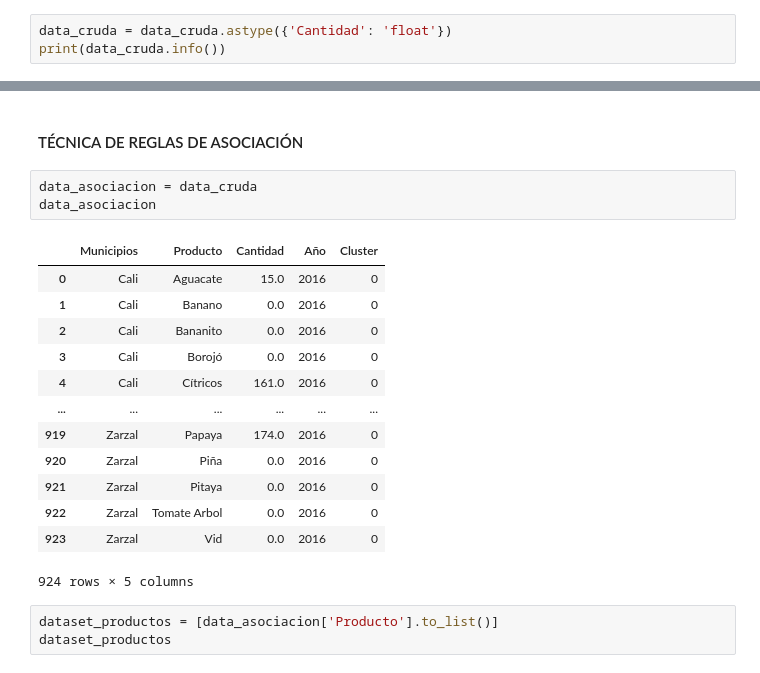
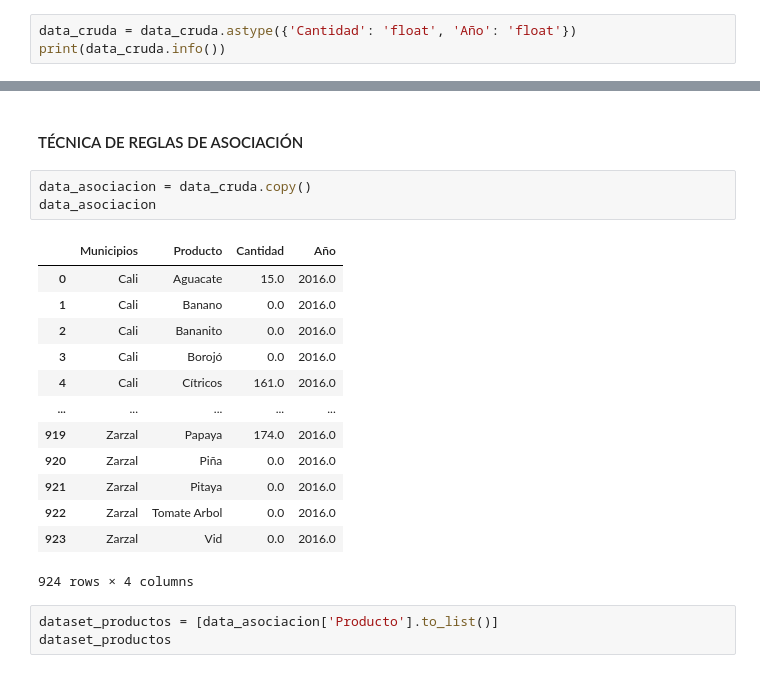
Before and after one commit to eliaset096/produccion-frutales, a Jupyter notebook: produccion_frutales_valle.ipynb, the cells around one changed output, grey strips where cells are left out. Saved outputs shown, nothing was run; the diff lists cells and outputs as text.

```diff
--- a/produccion_frutales_valle.ipynb
+++ b/produccion_frutales_valle.ipynb
@@ -153,7 +152,7 @@ data_cruda.describe()
 | 75% | 111.250000 | 2016.0 |
 | max | 67800.000000 | 2016.0 |
 # %%
-data_cruda = data_cruda.astype({'Cantidad': 'float'})
+data_cruda = data_cruda.astype({'Cantidad': 'float', 'Año': 'float'})
 print(data_cruda.info())
 # %% [output]
 <class 'pandas.core.frame.DataFrame'>
@@ -368,22 +455,22 @@ ax.set_ylabel('Media índices silhouette');
 # %% [markdown]
 #### TÉCNICA DE REGLAS DE ASOCIACIÓN
 # %%
-data_asociacion = data_cruda
+data_asociacion = data_cruda.copy()
 data_asociacion
 # %% [output]
-|  | Municipios | Producto | Cantidad | Año | Cluster |
-| 0 | Cali | Aguacate | 15.0 | 2016 | 0 |
-| 1 | Cali | Banano | 0.0 | 2016 | 0 |
-| 2 | Cali | Bananito | 0.0 | 2016 | 0 |
-| 3 | Cali | Borojó | 0.0 | 2016 | 0 |
-| 4 | Cali | Cítricos | 161.0 | 2016 | 0 |
-| ... | ... | ... | ... | ... | ... |
-| 919 | Zarzal | Papaya | 174.0 | 2016 | 0 |
-| 920 | Zarzal | Piña | 0.0 | 2016 | 0 |
-| 921 | Zarzal | Pitaya | 0.0 | 2016 | 0 |
-| 922 | Zarzal | Tomate Arbol | 0.0 | 2016 | 0 |
-| 923 | Zarzal | Vid | 0.0 | 2016 | 0 |
+|  | Municipios | Producto | Cantidad | Año |
+| 0 | Cali | Aguacate | 15.0 | 2016.0 |
+| 1 | Cali | Banano | 0.0 | 2016.0 |
+| 2 | Cali | Bananito | 0.0 | 2016.0 |
+| 3 | Cali | Borojó | 0.0 | 2016.0 |
+| 4 | Cali | Cítricos | 161.0 | 2016.0 |
+| ... | ... | ... | ... | ... |
+| 919 | Zarzal | Papaya | 174.0 | 2016.0 |
+| 920 | Zarzal | Piña | 0.0 | 2016.0 |
+| 921 | Zarzal | Pitaya | 0.0 | 2016.0 |
+| 922 | Zarzal | Tomate Arbol | 0.0 | 2016.0 |
+| 923 | Zarzal | Vid | 0.0 | 2016.0 |
-924 rows × 5 columns
+924 rows × 4 columns
 # %%
 dataset_productos = [data_asociacion['Producto'].to_list()]
 dataset_productos
```
Also changed, not shown: parts of 37 cells of this notebook, 4 other files.
